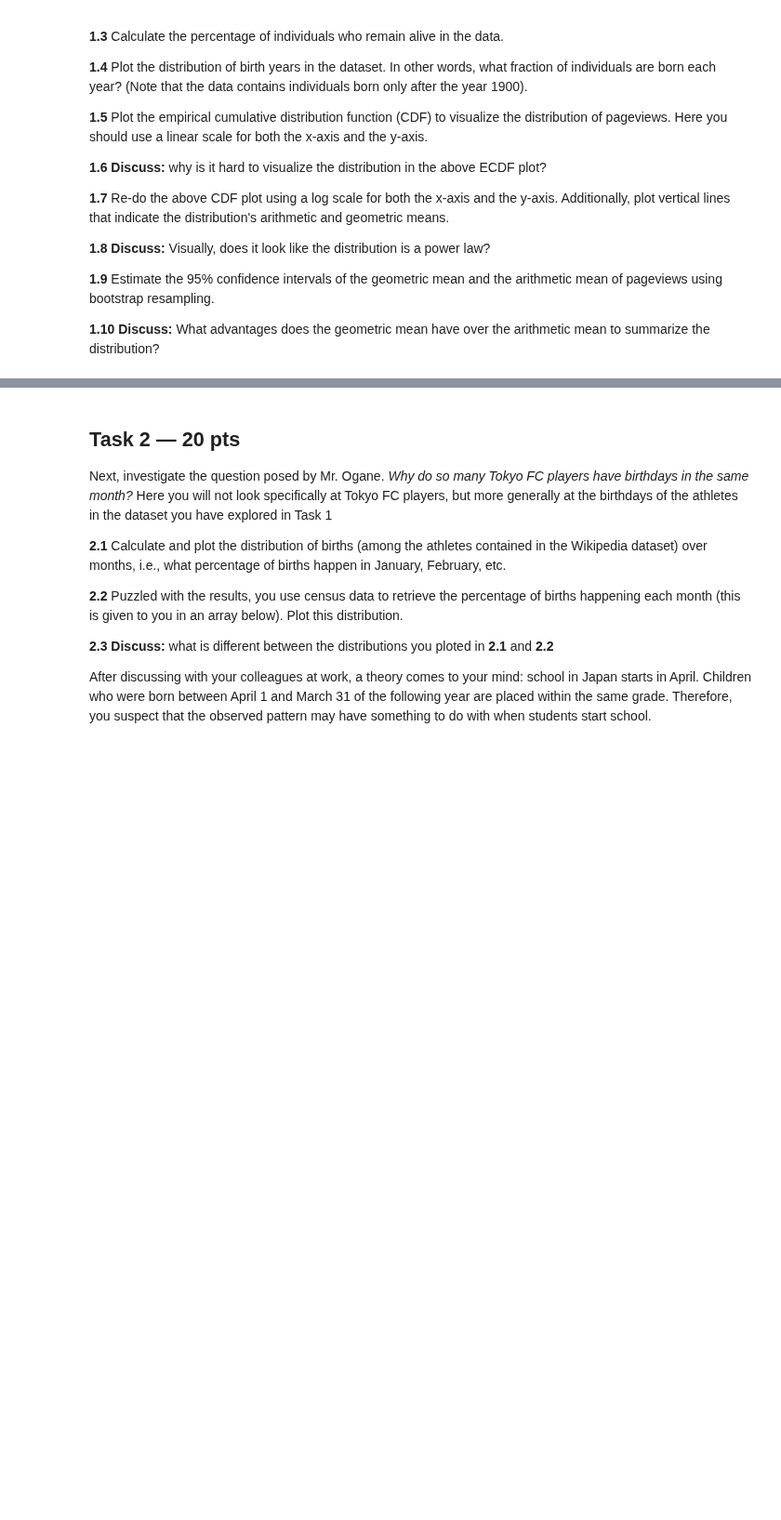
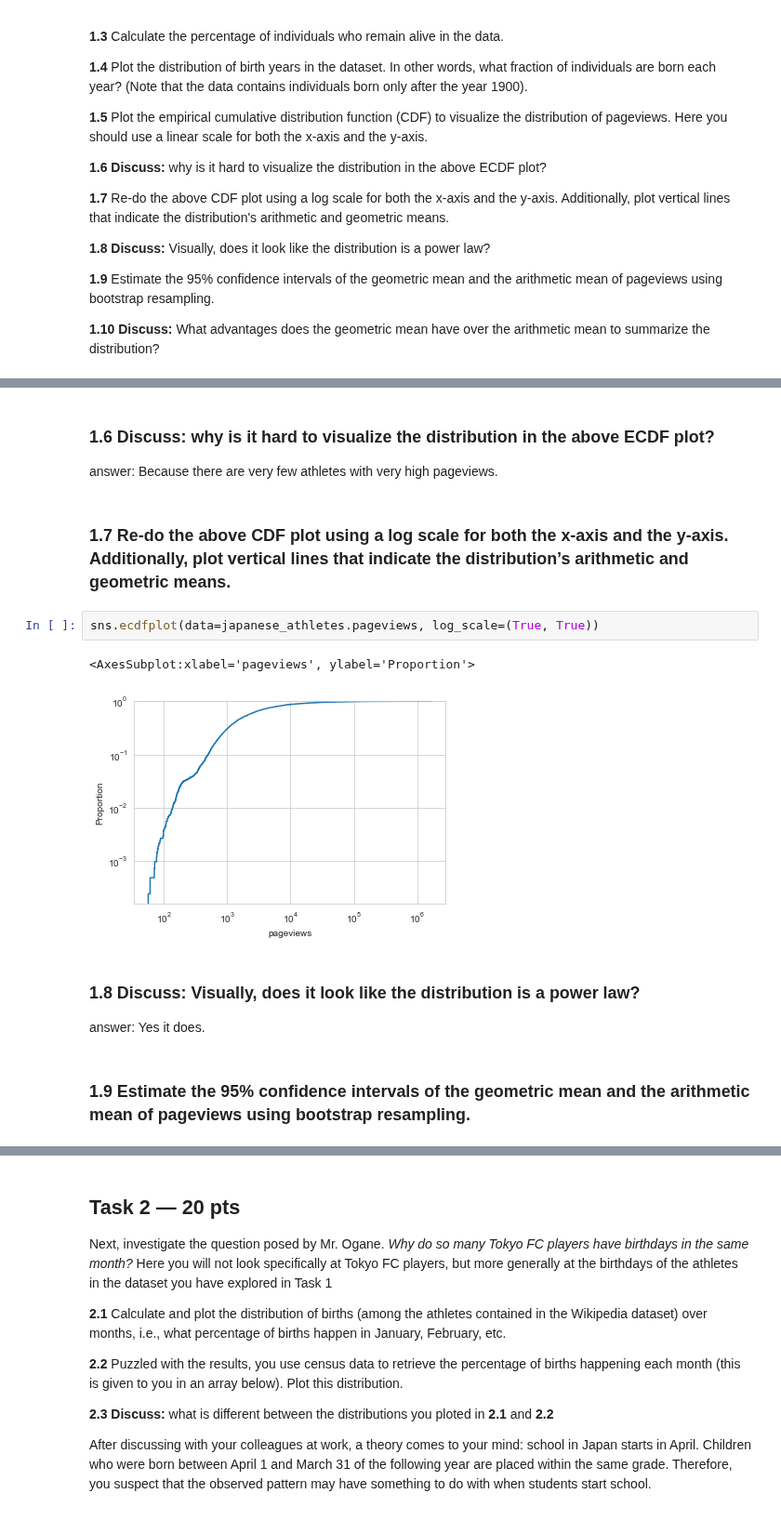
Before and after one commit to PeterYYZhang/2022, a Jupyter notebook: Homework/02 - Regression Observational Studies Stats and Supervised Learning/hw2.ipynb, the cells around one changed output, grey strips where cells are left out. Shown at 93% size. Saved outputs shown, nothing was run; the diff lists cells and outputs as text; blank space fills up the shorter version.

```diff
--- a/Homework/02 - Regression Observational Studies Stats and Supervised Learning/hw2.ipynb
+++ b/Homework/02 - Regression Observational Studies Stats and Supervised Learning/hw2.ipynb
@@ -80,0 +149,18 @@ As a good data scientist, you first load the data and perform some small sanity
+# %% [markdown]
+### 1.6 Discuss: why is it hard to visualize the distribution in the above ECDF plot?
+
+answer:
+Because there are very few athletes with very high pageviews.
+# %% [markdown]
+### 1.7 Re-do the above CDF plot using a log scale for both the x-axis and the y-axis. Additionally, plot vertical lines that indicate the distribution’s arithmetic and geometric means.
+# %%
+sns.ecdfplot(data=japanese_athletes.pageviews, log_scale=(True, True))
+# %% [output]
+<AxesSubplot:xlabel='pageviews', ylabel='Proportion'>
+[figure, added]
+# %% [markdown]
+### 1.8 Discuss: Visually, does it look like the distribution is a power law?
+
+answer: Yes it does.
+# %% [markdown]
+### 1.9 Estimate the 95% confidence intervals of the geometric mean and the arithmetic mean of pageviews using bootstrap resampling.
```
Also changed, not shown: parts of 45 cells of this notebook, 1 other file.
